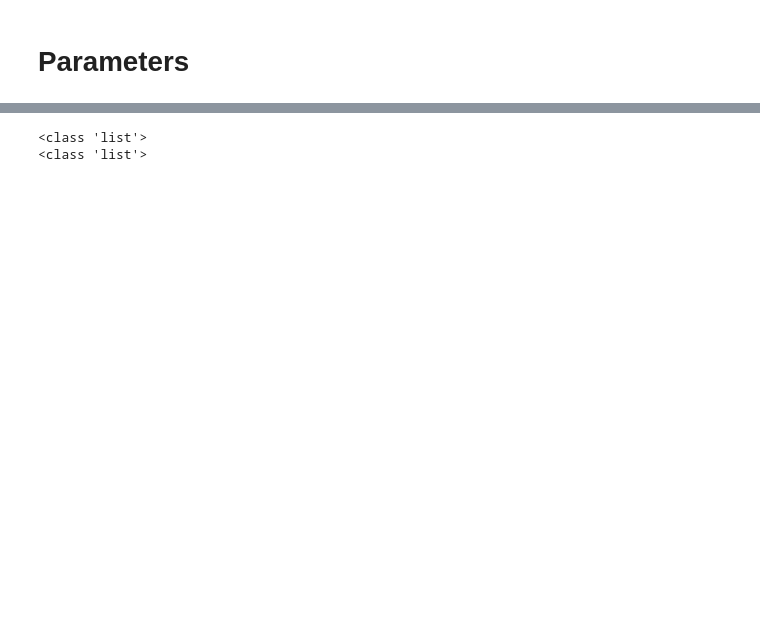
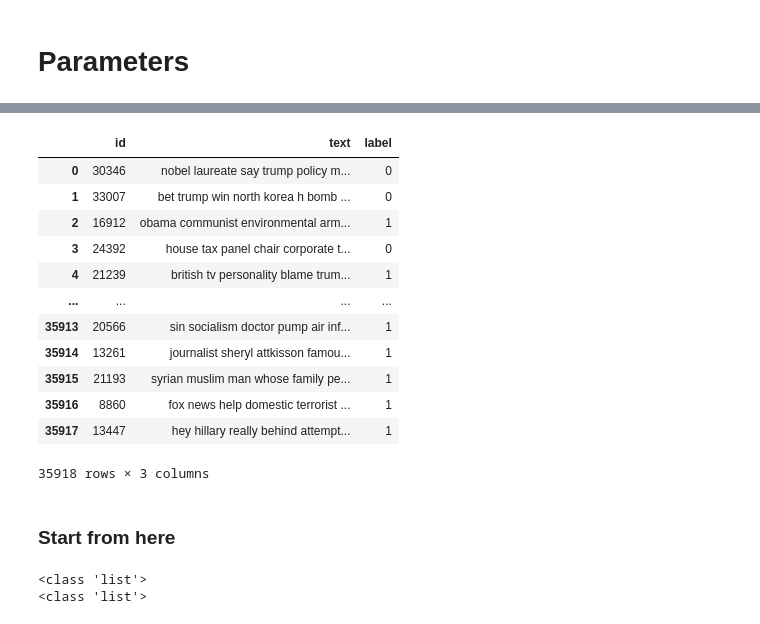
Before and after one commit to domenicocinque/FDSA1, a Jupyter notebook: correzione_parte_1.ipynb, the cells around one changed output, grey strips where cells are left out. Cells and saved outputs as stored; diff of their text form; code cells hidden in the pictures; blank space fills up the shorter version.

```diff
--- a/correzione_parte_1.ipynb
+++ b/correzione_parte_1.ipynb
@@ -181,2 +143,0 @@ def mapping(text):
-# %%
-df['mapped_text'] = df.text.apply(lambda x: mapping(x))
@@ -196,5 +143,0 @@ df.to_csv('mapped_dataset.csv')
-# %%
-df = pd.read_csv('mapped_dataset.csv')  #to read
-
-#to maintain the list format
-df['mapped_text'] = df['mapped_text'].map(ast.literal_eval)
@@ -233,6 +172,24 @@ train.head()
 train.reset_index(inplace=True)
 # %%
 train = train.rename(columns = {'index':'id'})
+# %%
+train
+# %% [output]
+|  | id | text | label |
+| 0 | 30346 | nobel laureate say trump policy m... | 0 |
+| 1 | 33007 | bet trump win north korea h bomb ... | 0 |
+| 2 | 16912 | obama communist environmental arm... | 1 |
+| 3 | 24392 | house tax panel chair corporate t... | 0 |
+| 4 | 21239 | british tv personality blame trum... | 1 |
+| ... | ... | ... | ... |
+| 35913 | 20566 | sin socialism doctor pump air inf... | 1 |
+| 35914 | 13261 | journalist sheryl attkisson famou... | 1 |
+| 35915 | 21193 | syrian muslim man whose family pe... | 1 |
+| 35916 | 8860 | fox news help domestic terrorist ... | 1 |
+| 35917 | 13447 | hey hillary really behind attempt... | 1 |
+35918 rows × 3 columns
+# %% [markdown]
+### Start from here
 # %%
 train = pd.read_csv('train.csv')
 test = pd.read_csv('test.csv')
```
Also changed, not shown: parts of 42 cells of this notebook.
